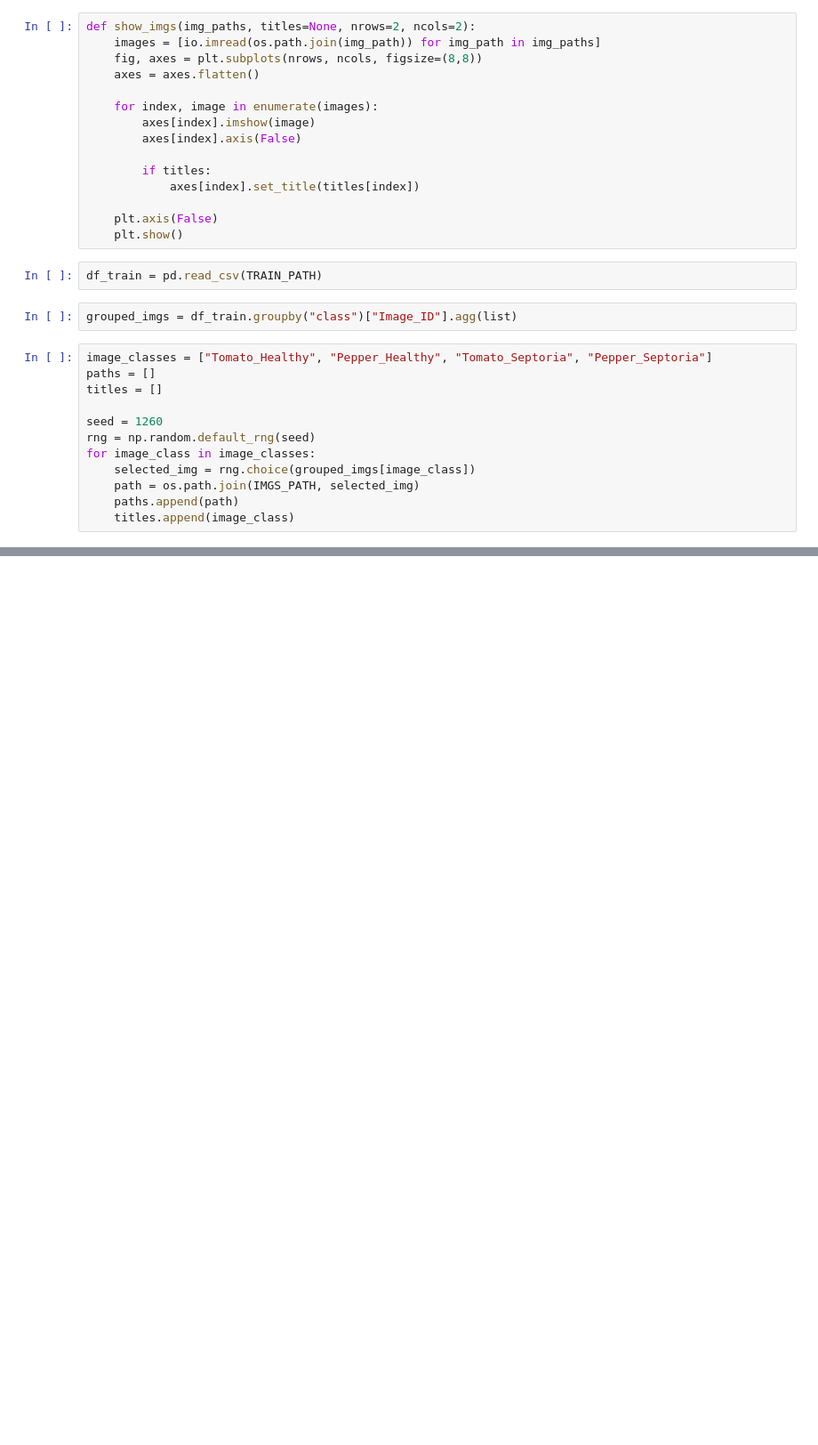
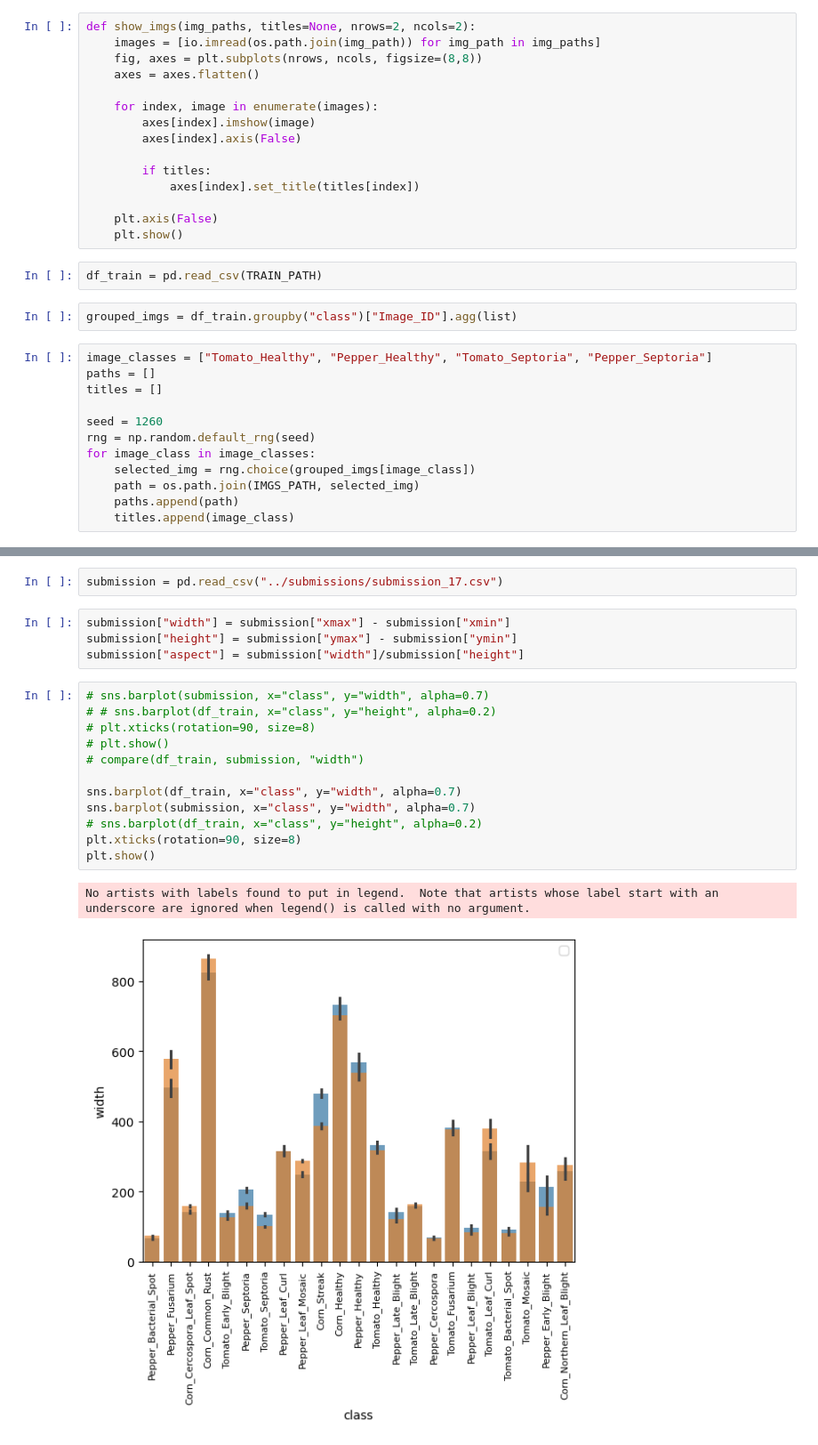
Before and after one commit to e-hokage777/Crop_Disease_Detection, a Jupyter notebook: notebooks/EDA.ipynb, the cells around one changed output, grey strips where cells are left out. Shown at 89% size. Drawn from its saved outputs; the diff is of its cells as text; blank space fills up the shorter version.

```diff
--- a/notebooks/EDA.ipynb
+++ b/notebooks/EDA.ipynb
@@ -424,0 +574,21 @@ show_imgs(paths, titles=titles)
+# %%
+submission = pd.read_csv("../submissions/submission_17.csv")
+# %%
+submission["width"] = submission["xmax"] - submission["xmin"]
+submission["height"] = submission["ymax"] - submission["ymin"]
+submission["aspect"] = submission["width"]/submission["height"]
+# %%
+# sns.barplot(submission, x="class", y="width", alpha=0.7)
+# # sns.barplot(df_train, x="class", y="height", alpha=0.2)
+# plt.xticks(rotation=90, size=8)
+# plt.show()
+# compare(df_train, submission, "width")
+
+sns.barplot(df_train, x="class", y="width", alpha=0.7)
+sns.barplot(submission, x="class", y="width", alpha=0.7)
+# sns.barplot(df_train, x="class", y="height", alpha=0.2)
+plt.xticks(rotation=90, size=8)
+plt.show()
+# %% [output]
+No artists with labels found to put in legend.  Note that artists whose label start with an underscore are ignored when legend() is called with no argument.
+[figure, added]
```
Also changed, not shown: parts of 48 cells of this notebook, 19 other files.
